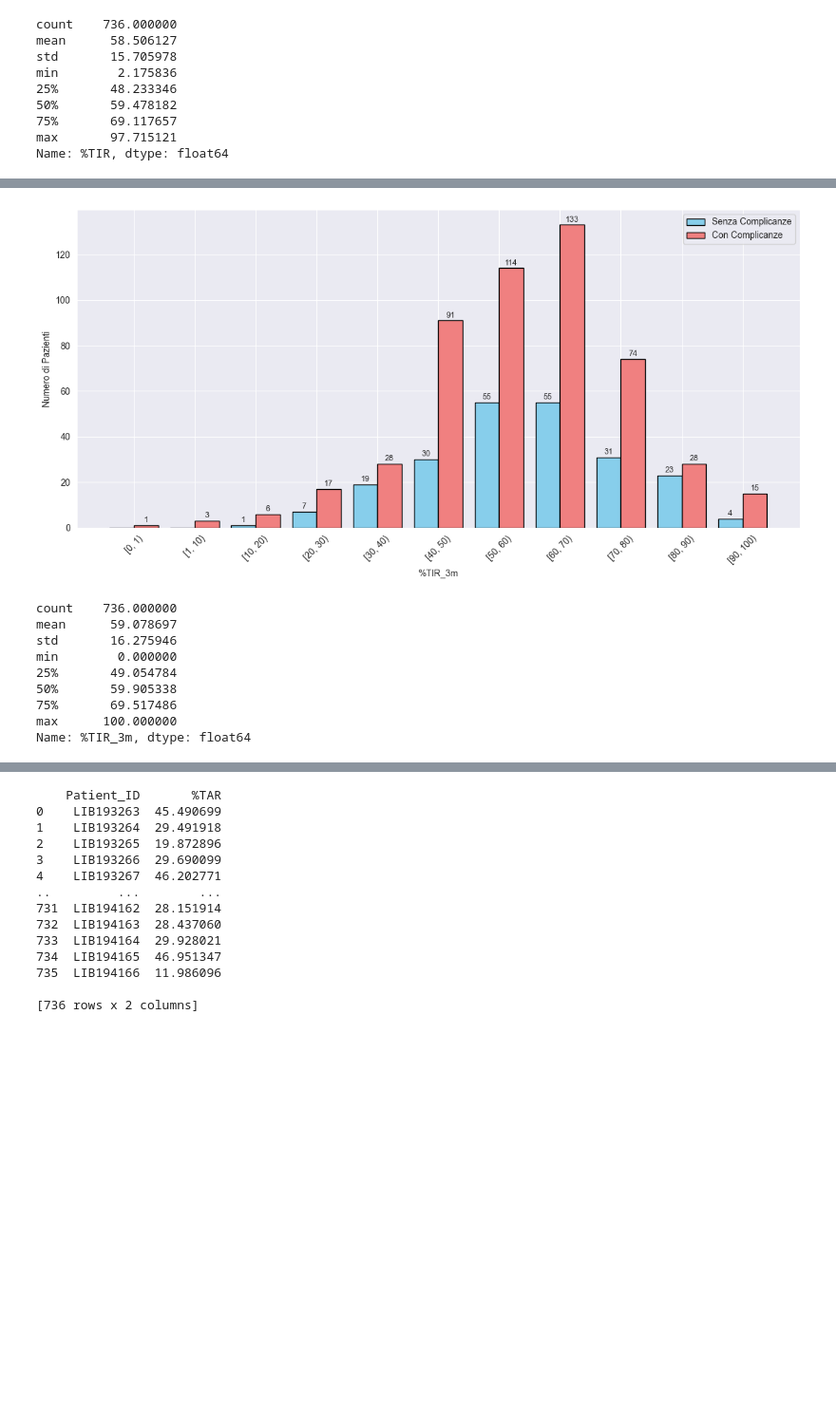
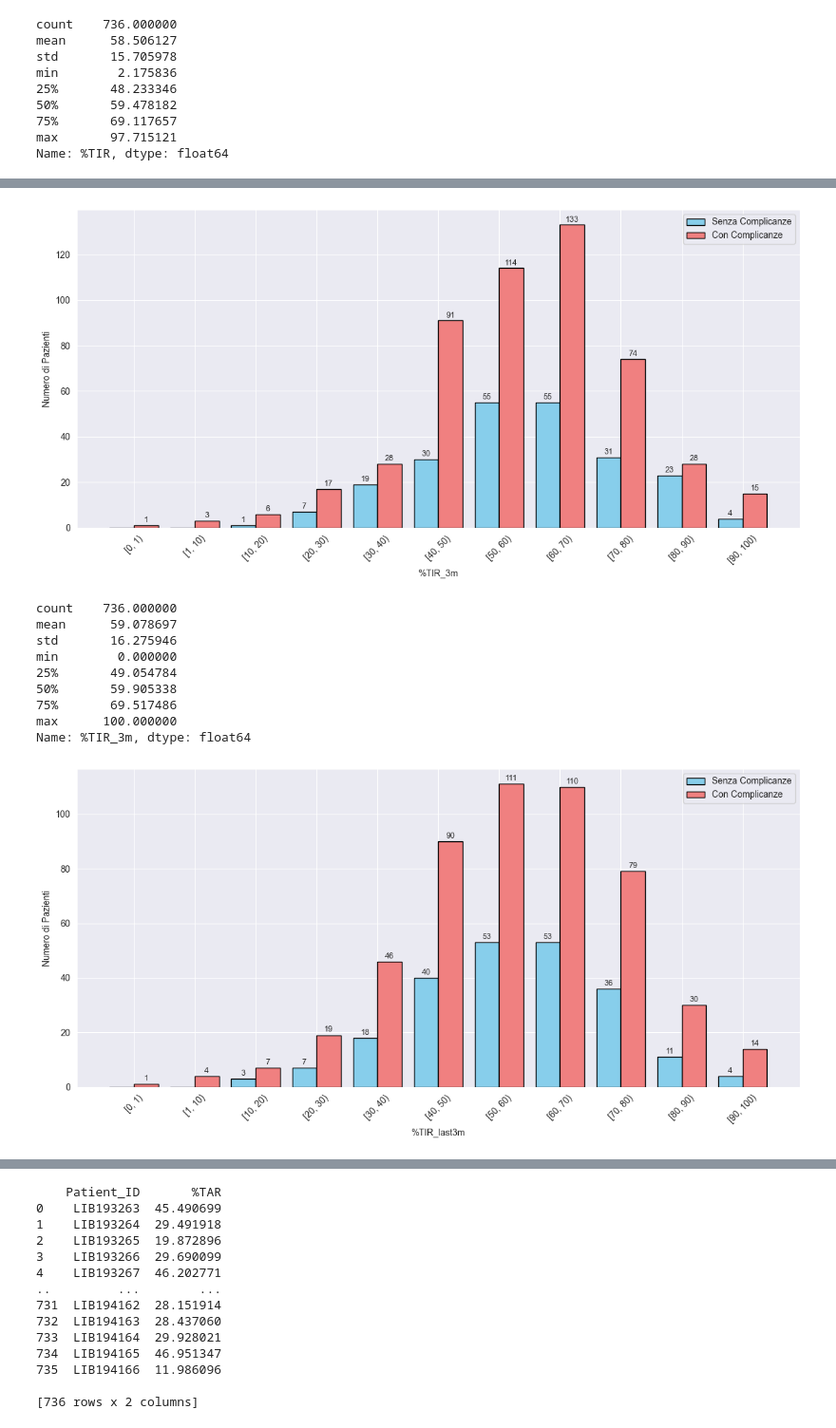
Before and after one commit to MatteoAv/AnalisiDatasetDiabete, a Jupyter notebook: Complicanze.ipynb, the cells around one changed output, grey strips where cells are left out. Shown at 95% size. Drawn from its saved outputs; the diff is of its cells as text; code cells hidden in the pictures; blank space fills up the shorter version.

Commit message:
istogrammi TIR,TAR,TBR ultimi 3 mesi

```diff
--- a/Complicanze.ipynb
+++ b/Complicanze.ipynb
@@ -472,25 +472,26 @@ print(f"IQR: {iqr_total:.2f}")
 
 # ------------------------------------------------------------------------------------------------
 # 9) CALCOLO TIR SUI PRIMI 3 MESI
-#    - Conversione date, calcolo prima data, filtro 3 mesi, calcolo TIR, istogramma, descrittive
 # ------------------------------------------------------------------------------------------------
-df['Measurement_date'] = pd.to_datetime(df['Measurement_date'])
-first_dates = df.groupby('Patient_ID')['Measurement_date'].min().rename('FirstDate')
-df = df.join(first_dates, on='Patient_ID')
+df['Measurement_date'] = pd.to_datetime(df['Measurement_date']) # trasforma la colonna Measurement_date del glucosio in oggetti datetime
+first_dates = df.groupby('Patient_ID')['Measurement_date'].min().rename('FirstDate')    # per ogni paziente calcola la data della prima misurazione
+df = df.join(first_dates, on='Patient_ID')  # aggiunge al dataset di partenza la colonna che indica la prima data di misurazione del glucosio
 
-df_3m = df[df['Measurement_date'] <= df['FirstDate'] + pd.DateOffset(months=3)]
-pazienti_3m = df_3m.groupby('Patient_ID')
-tir3m_by_paziente = pazienti_3m.apply(
+df_3m = df[df['Measurement_date'] <= df['FirstDate'] + pd.DateOffset(months=3)] #crea un sotto-dataset che cotiene solo le righe in cui la data di misurazione é ≤ (prima data + 3 mesi)
+pazienti_3m = df_3m.groupby('Patient_ID')   # ragruppa il risultato per paziente
+tir3m_by_paziente = pazienti_3m.apply(      # sul dataset ottenuto che contiene solo i primi 3 mesi di misurazioni per paziente calcola il TIR e lo aggiunge come colonna
     calculate_tir,
     include_groups=False              # evita warning anche qui
 ).reset_index(name='%TIR_3m')
 
+# Al dataset aggiunge anche il campo Has_Diagnosis che indica se il paziente ha o meno una complicanza
 tir3m_by_paziente['Has_Diagnosis'] = tir3m_by_paziente['Patient_ID'].isin(pazienti_con_diagnosi)
-tir3m_by_paziente['Interval'] = pd.cut(
+tir3m_by_paziente['Interval'] = pd.cut(     # raggruppa i valori di TIR in intervalli da 10
     tir3m_by_paziente['%TIR_3m'],
     bins=bins,
     right=False
 )
+
 
 conta_per_interval_3m = (
     tir3m_by_paziente
@@ -536,6 +537,83 @@ plt.show()
 
 # Statistiche descrittive %TIR_3m
 print(tir3m_by_paziente['%TIR_3m'].describe())
+
+
+# ------------------------------------------------------------------------------------------------
+# 10) CALCOLO TIR SUGLI ULTIMI 3 MESI
+# ------------------------------------------------------------------------------------------------
+df['Measurement_date'] = pd.to_datetime(df['Measurement_date'])  # datetime
+# Calcolo per ogni paziente la data dell'ultima misurazione
+last_dates = df.groupby('Patient_ID')['Measurement_date'].max().rename('LastDate')
+# Aggiungo la colonna LastDate al dataset
+df = df.join(last_dates, on='Patient_ID')
+
+# Filtro alle righe in cui la data di misurazione è ≥ (ultima data - 3 mesi)
+df_last3m = df[df['Measurement_date'] >= df['LastDate'] - pd.DateOffset(months=3)]
+# Raggruppo per paziente
+pazienti_last3m = df_last3m.groupby('Patient_ID')
+
+# Calcolo %TIR sugli ultimi 3 mesi per ciascun paziente
+tir_last3m_by_paziente = pazienti_last3m.apply(
+    calculate_tir,
+    include_groups=False
+).reset_index(name='%TIR_last3m')
+
+# Aggiungo flag complicanze e fasce di %TIR
+tir_last3m_by_paziente['Has_Diagnosis'] = tir_last3m_by_paziente['Patient_ID'].isin(pazienti_con_diagnosi)
+tir_last3m_by_paziente['Interval'] = pd.cut(
+    tir_last3m_by_paziente['%TIR_last3m'],
+    bins=bins,
+    right=False
+)
+
+# Conteggio per intervallo e condizione
+conta_per_interval_last3m = (
+    tir_last3m_by_paziente
+      .groupby(['Interval', 'Has_Diagnosis'], observed=False)
+      .size()
+      .unstack(fill_value=0)
+      .sort_index()
+)
+
+# Istogramma ultimi 3 mesi
+plt.figure(figsize=(12, 6))
+bar_width = 0.4
+index_l3m = range(len(conta_per_interval_last3m))
+
+bar1_l3m = plt.bar(
+    [i - bar_width/2 for i in index_l3m],
+    conta_per_interval_last3m[False],
+    width=bar_width,
+    label='Senza Complicanze', edgecolor='black', color='skyblue'
+)
+bar2_l3m = plt.bar(
+    [i + bar_width/2 for i in index_l3m],
+    conta_per_interval_last3m[True],
+    width=bar_width,
+    label='Con Complicanze', edgecolor='black', color='lightcoral'
+)
+for bars in (bar1_l3m, bar2_l3m):
+    for bar in bars:
+        h = bar.get_height()
+        if h > 0:
+            plt.text(
+                bar.get_x() + bar.get_width()/2,
+                h + 0.5,
+                str(int(h)),
+                ha='center', va='bottom', fontsize=9
+            )
+
+plt.xticks(index_l3m, [str(i) for i in conta_per_interval_last3m.index], rotation=45)
+plt.xlabel('%TIR_last3m')
+plt.ylabel('Numero di Pazienti')
+plt.legend()
+plt.tight_layout()
+plt.show()
+
+# Statistiche descrittive %TIR_last3m
+print(tir_last3m_by_paziente['%TIR_last3m'].describe())
+
 ############################################################################################
 # %% [output]
     Patient_ID       %TIR
@@ -563,30 +641,31 @@ min        2.175836
 max       97.715121
 Name: %TIR, dtype: float64
 [figure]
 U-statistic = 59501.00
 p-value      = 0.4487
 
 Statistiche per il gruppo 'Senza Complicanze':
  - Media:   59.39
  - Mediana: 59.28
  - IQR:     20.63 (Q3: 70.16, Q1: 49.53)
 
 Statistiche per il gruppo 'Con Complicanze':
  - Media:   58.12
  - Mediana: 59.50
  - IQR:     21.46 (Q3: 68.75, Q1: 47.29)
 ... (5 lines left out)
 Moda: [62.0]
 Q1:  48.23
 Q3:  69.12
 IQR: 20.88
 [figure]
 count    736.000000
 mean      59.078697
 std       16.275946
 min        0.000000
 25%       49.054784
 50%       59.905338
 75%       69.517486
 max      100.000000
 Name: %TIR_3m, dtype: float64
+[figure, added]
```
Also changed, not shown: parts of 5 cells of this notebook.
